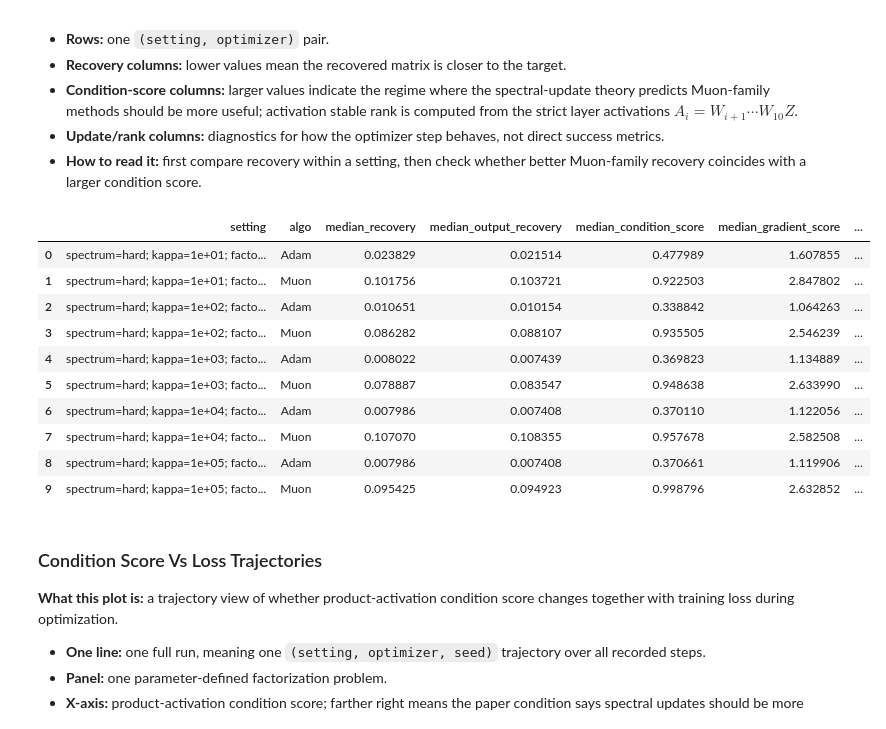
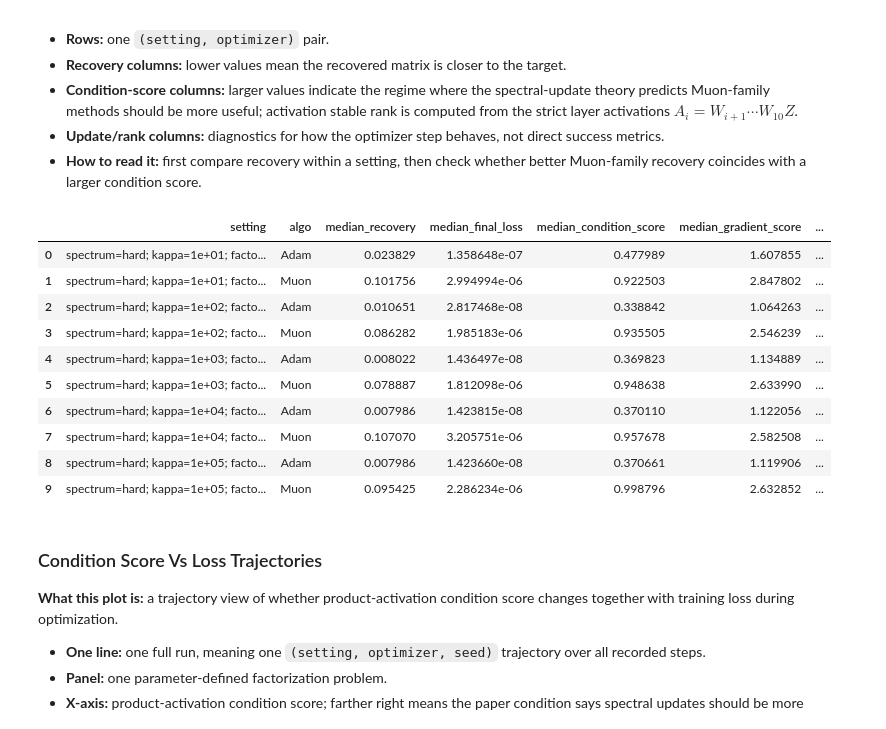
Before and after one commit to TianyangLiu-Work/muonexperiment, a Jupyter notebook: Notebooks/E11_paper_condition_diagnostics_torch.ipynb, the cells around one changed output. Cells and saved outputs as stored; diff of their text form; code cells hidden in the pictures.

```diff
--- a/Notebooks/E11_paper_condition_diagnostics_torch.ipynb
+++ b/Notebooks/E11_paper_condition_diagnostics_torch.ipynb
@@ -425,25 +403,40 @@ def single_run(run):
 # %% [markdown]
 ## Results
 # %%
-runs = util.run_experiments(
+raw_runs = util.run_experiments(
     runs, single_run, num_workers=NUM_WORKERS, backend=JOBLIB_BACKEND,
     algo_order=ALGOS, sort_columns=("run_id", "step"), desc=NOTEBOOK_ID,
 )
-IPython.display.display(runs)
+runs = add_derived_condition_metrics(raw_runs)
 
-sample_singular_values = runs.iloc[0]
+raw_record_columns = [
+    "run_id", "setting", "kappa", "algo", "seed", "step",
+    "loss", "delta_loss", "recovery_error", "sigma_G", "sigma_A",
+]
+IPython.display.display(raw_runs[raw_record_columns])
+
+sample_singular_values = raw_runs.iloc[0]
 IPython.display.display(pd.DataFrame([
     {
-        "field": "layer_gradient_singular_values",
+        "field": "sigma_G",
         "matrix": "G_i",
-        "layers": len(sample_singular_values["layer_gradient_singular_values"]),
-        "singular_values_per_layer": [len(values) for values in sample_singular_values["layer_gradient_singular_values"]],
+        "recorded": True,
+        "layers": len(sample_singular_values["sigma_G"]),
+        "singular_values_per_layer": [len(values) for values in sample_singular_values["sigma_G"]],
     },
     {
-        "field": "layer_activation_singular_values",
+        "field": "sigma_A",
         "matrix": "A_i",
-        "layers": len(sample_singular_values["layer_activation_singular_values"]),
-        "singular_values_per_layer": [len(values) for values in sample_singular_values["layer_activation_singular_values"]],
+        "recorded": True,
+        "layers": len(sample_singular_values["sigma_A"]),
+        "singular_values_per_layer": [len(values) for values in sample_singular_values["sigma_A"]],
+    },
+    {
+        "field": "condition_score / nrG / stA",
+        "matrix": "derived",
+        "recorded": False,
+        "layers": len(sample_singular_values["sigma_G"]),
+        "singular_values_per_layer": "computed from sigma_G and sigma_A",
     },
 ]))
 # %% [output]
@@ -856,27 +850,29 @@ This plot separates algorithm identity from color. The top row is `Adam`, the bo
 # %%
 run_summary = summarize_last_rows(runs, ["run_id"])
 summary = run_summary.groupby(["setting", "algo"], as_index=False, observed=True).agg(
     median_recovery=("recovery_error", "median"),
-    median_output_recovery=("output_recovery_error", "median"),
+    median_final_loss=("loss", "median"),
     median_condition_score=("condition_score", "median"),
     median_gradient_score=("gradient_nuclear_fro_ratio", "median"),
     median_activation_stable_rank=("activation_stable_rank", "median"),
-    median_balancedness=("balancedness", "median"),
-    median_top_sv_error=("top_sv_error", "median"),
 )
+delta_summary = runs[np.isfinite(runs["delta_loss"])].groupby(["setting", "algo"], as_index=False, observed=True).agg(
+    median_delta_loss=("delta_loss", "median"),
+)
+summary = summary.merge(delta_summary, on=["setting", "algo"], how="left")
 IPython.display.display(summary.sort_values(["setting", "median_recovery"]))
 # %% [output]
-|  | setting | algo | median_recovery | median_output_recovery | median_condition_score | median_gradient_score | ... |
-| 0 | spectrum=hard; kappa=1e+01; facto... | Adam | 0.023829 | 0.021514 | 0.477989 | 1.607855 | ... |
-| 1 | spectrum=hard; kappa=1e+01; facto... | Muon | 0.101756 | 0.103721 | 0.922503 | 2.847802 | ... |
-| 2 | spectrum=hard; kappa=1e+02; facto... | Adam | 0.010651 | 0.010154 | 0.338842 | 1.064263 | ... |
-| 3 | spectrum=hard; kappa=1e+02; facto... | Muon | 0.086282 | 0.088107 | 0.935505 | 2.546239 | ... |
-| 4 | spectrum=hard; kappa=1e+03; facto... | Adam | 0.008022 | 0.007439 | 0.369823 | 1.134889 | ... |
-| 5 | spectrum=hard; kappa=1e+03; facto... | Muon | 0.078887 | 0.083547 | 0.948638 | 2.633990 | ... |
-| 6 | spectrum=hard; kappa=1e+04; facto... | Adam | 0.007986 | 0.007408 | 0.370110 | 1.122056 | ... |
-| 7 | spectrum=hard; kappa=1e+04; facto... | Muon | 0.107070 | 0.108355 | 0.957678 | 2.582508 | ... |
-| 8 | spectrum=hard; kappa=1e+05; facto... | Adam | 0.007986 | 0.007408 | 0.370661 | 1.119906 | ... |
-| 9 | spectrum=hard; kappa=1e+05; facto... | Muon | 0.095425 | 0.094923 | 0.998796 | 2.632852 | ... |
+|  | setting | algo | median_recovery | median_final_loss | median_condition_score | median_gradient_score | ... |
+| 0 | spectrum=hard; kappa=1e+01; facto... | Adam | 0.023829 | 1.358648e-07 | 0.477989 | 1.607855 | ... |
+| 1 | spectrum=hard; kappa=1e+01; facto... | Muon | 0.101756 | 2.994994e-06 | 0.922503 | 2.847802 | ... |
+| 2 | spectrum=hard; kappa=1e+02; facto... | Adam | 0.010651 | 2.817468e-08 | 0.338842 | 1.064263 | ... |
+| 3 | spectrum=hard; kappa=1e+02; facto... | Muon | 0.086282 | 1.985183e-06 | 0.935505 | 2.546239 | ... |
+| 4 | spectrum=hard; kappa=1e+03; facto... | Adam | 0.008022 | 1.436497e-08 | 0.369823 | 1.134889 | ... |
+| 5 | spectrum=hard; kappa=1e+03; facto... | Muon | 0.078887 | 1.812098e-06 | 0.948638 | 2.633990 | ... |
+| 6 | spectrum=hard; kappa=1e+04; facto... | Adam | 0.007986 | 1.423815e-08 | 0.370110 | 1.122056 | ... |
+| 7 | spectrum=hard; kappa=1e+04; facto... | Muon | 0.107070 | 3.205751e-06 | 0.957678 | 2.582508 | ... |
+| 8 | spectrum=hard; kappa=1e+05; facto... | Adam | 0.007986 | 1.423660e-08 | 0.370661 | 1.119906 | ... |
+| 9 | spectrum=hard; kappa=1e+05; facto... | Muon | 0.095425 | 2.286234e-06 | 0.998796 | 2.632852 | ... |
 # %% [markdown]
 ### Condition Score Vs Loss Trajectories
 
```
Also changed, not shown: parts of 5 cells of this notebook.
